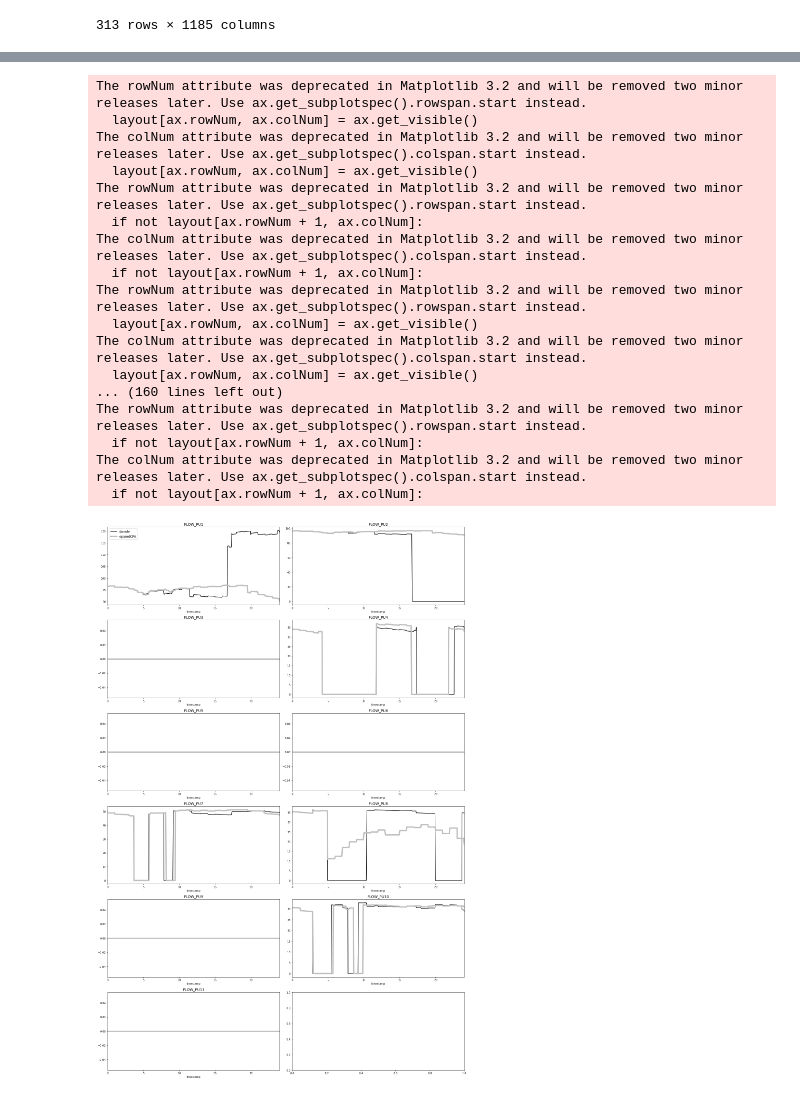
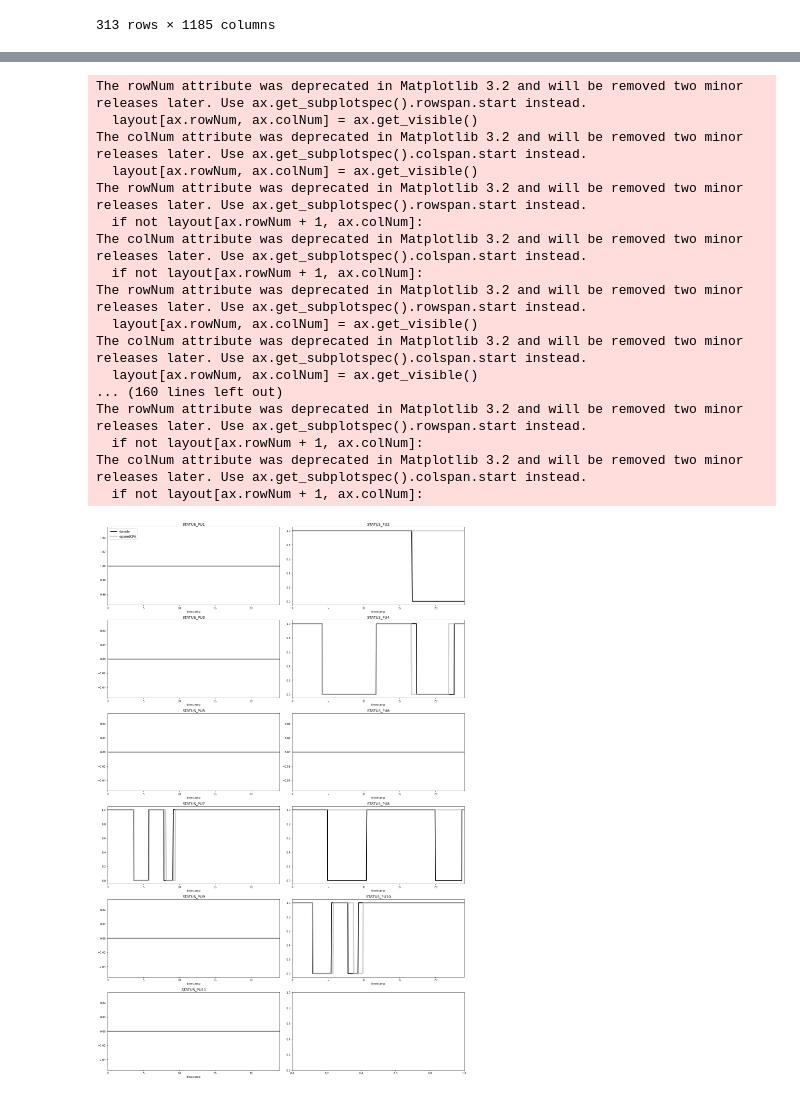
Before and after one commit to Daveonwave/msc_thesis, a Jupyter notebook: notebooks/step_by_step_simulation.ipynb, the cells around one changed output, grey strips where cells are left out. Saved outputs shown, nothing was run; the diff lists cells and outputs as text; code cells hidden in the pictures.

```diff
--- a/notebooks/step_by_step_simulation.ipynb
+++ b/notebooks/step_by_step_simulation.ipynb
@@ -44,11 +48,11 @@ for i,ax in enumerate(f.axes):
         break
     column = columns[i][0]
 
-    df_tanks[column, "pressure"].plot(ax = ax, label = 'davide', color='k', linewidth = 2)
+    df_tanks[column, "pressure"].plot(ax = ax, label = 'davide', color='k', linewidth = 3)
     try:
-        df_ecpa[str("PRESSURE_" + column)].plot(ax = ax, label = 'epanetCPA', color='0.75', linewidth = 5)
+        df_ecpa[str("PRESSURE_" + column)].plot(ax = ax, label = 'epanetCPA', color='0.75', linewidth = 5, alpha=0.7)
     except KeyError:
-        ax.plot(df_ecpa.index, np.zeros(len(df_ecpa),), label = 'epanetCPA', color='0.75', linewidth = 5)
+        ax.plot(df_ecpa.index, np.zeros(len(df_ecpa),), label = 'epanetCPA', color='0.75', linewidth = 5, alpha=0.7)
 
     if i == 0:
         ax.legend(fontsize = 12, loc = 2)
@@ -87,11 +91,11 @@ for i,ax in enumerate(f.axes):
         break
     column = columns[i][0]
 
-    df_junctions[column, "pressure"].plot(ax = ax, label = 'davide', color='k', linewidth = 2)
+    df_junctions[column, "pressure"].plot(ax = ax, label = 'davide', color='k', linewidth = 3)
     try:
-        df_ecpa[str("PRESSURE_" + column)].plot(ax = ax, label = 'epanetCPA', color='0.75', linewidth = 5)
+        df_ecpa[str("PRESSURE_" + column)].plot(ax = ax, label = 'epanetCPA', color='0.75', linewidth = 5, alpha=0.7)
     except KeyError:
-        ax.plot(df_ecpa.index, np.zeros(len(df_ecpa),), label = 'epanetCPA', color='0.75', linewidth = 5)
+        ax.plot(df_ecpa.index, np.zeros(len(df_ecpa),), label = 'epanetCPA', color='0.75', linewidth = 5, alpha=0.7)
 
     if i == 0:
         ax.legend(fontsize = 12, loc = 2)
@@ -120,6 +105,6 @@ The colNum attribute was deprecated in Matplotlib 3.2 and will be removed two mi
 # %%
 df_links = net.df_links_report
-df_pumps = df_links.iloc[:, df_links.columns.get_level_values(2)=='flow']['pumps']
+df_pumps = df_links.iloc[:, df_links.columns.get_level_values(2)=='status']['pumps']
 df_pumps.index = np.round(df_pumps.index.total_seconds() / 3600, 4)
 columns = df_pumps.columns
 ncols = 2
@@ -129,35 +114,35 @@ f, axes = plt.subplots(nrows= nrows, ncols=ncols, figsize = (ncols*10, nrows*5))
 for i,ax in enumerate(f.axes):
     if i == len(columns):
         break
     column = columns[i][0]
 
-    df_pumps[column, "flow"].plot(ax = ax, label = 'davide', color='k', linewidth = 2)
+    df_pumps[column, "status"].plot(ax = ax, label = 'davide', color='k', linewidth = 3)
     try:
-        df_ecpa[str("FLOW_" + column)].plot(ax = ax, label = 'epanetCPA', color='0.75', linewidth = 5)
+        df_ecpa[str("STATUS_" + column)].plot(ax = ax, label = 'epanetCPA', color='0.75', linewidth = 5, alpha=0.7)
     except KeyError:
-        ax.plot(df_ecpa.index, np.zeros(len(df_ecpa),), label = 'epanetCPA', color='0.75', linewidth = 5)
+        ax.plot(df_ecpa.index, np.zeros(len(df_ecpa),), label = 'epanetCPA', color='0.75', linewidth = 5, alpha=0.7)
 
     if i == 0:
         ax.legend(fontsize = 12, loc = 2)
-    ax.set_title(str("FLOW_" + column), fontsize = 14)
+    ax.set_title(str("STATUS_" + column), fontsize = 14)
 
 f.tight_layout()
 # %% [output]
 The rowNum attribute was deprecated in Matplotlib 3.2 and will be removed two minor releases later. Use ax.get_subplotspec().rowspan.start instead.
   layout[ax.rowNum, ax.colNum] = ax.get_visible()
 The colNum attribute was deprecated in Matplotlib 3.2 and will be removed two minor releases later. Use ax.get_subplotspec().colspan.start instead.
   layout[ax.rowNum, ax.colNum] = ax.get_visible()
 The rowNum attribute was deprecated in Matplotlib 3.2 and will be removed two minor releases later. Use ax.get_subplotspec().rowspan.start instead.
   if not layout[ax.rowNum + 1, ax.colNum]:
 The colNum attribute was deprecated in Matplotlib 3.2 and will be removed two minor releases later. Use ax.get_subplotspec().colspan.start instead.
   if not layout[ax.rowNum + 1, ax.colNum]:
 The rowNum attribute was deprecated in Matplotlib 3.2 and will be removed two minor releases later. Use ax.get_subplotspec().rowspan.start instead.
   layout[ax.rowNum, ax.colNum] = ax.get_visible()
 The colNum attribute was deprecated in Matplotlib 3.2 and will be removed two minor releases later. Use ax.get_subplotspec().colspan.start instead.
   layout[ax.rowNum, ax.colNum] = ax.get_visible()
 ... (160 lines left out)
 The rowNum attribute was deprecated in Matplotlib 3.2 and will be removed two minor releases later. Use ax.get_subplotspec().rowspan.start instead.
   if not layout[ax.rowNum + 1, ax.colNum]:
 The colNum attribute was deprecated in Matplotlib 3.2 and will be removed two minor releases later. Use ax.get_subplotspec().colspan.start instead.
   if not layout[ax.rowNum + 1, ax.colNum]:
-[figure, old version]
+[figure, new version]
```
Also changed, not shown: parts of 9 cells of this notebook, 32 other files.
